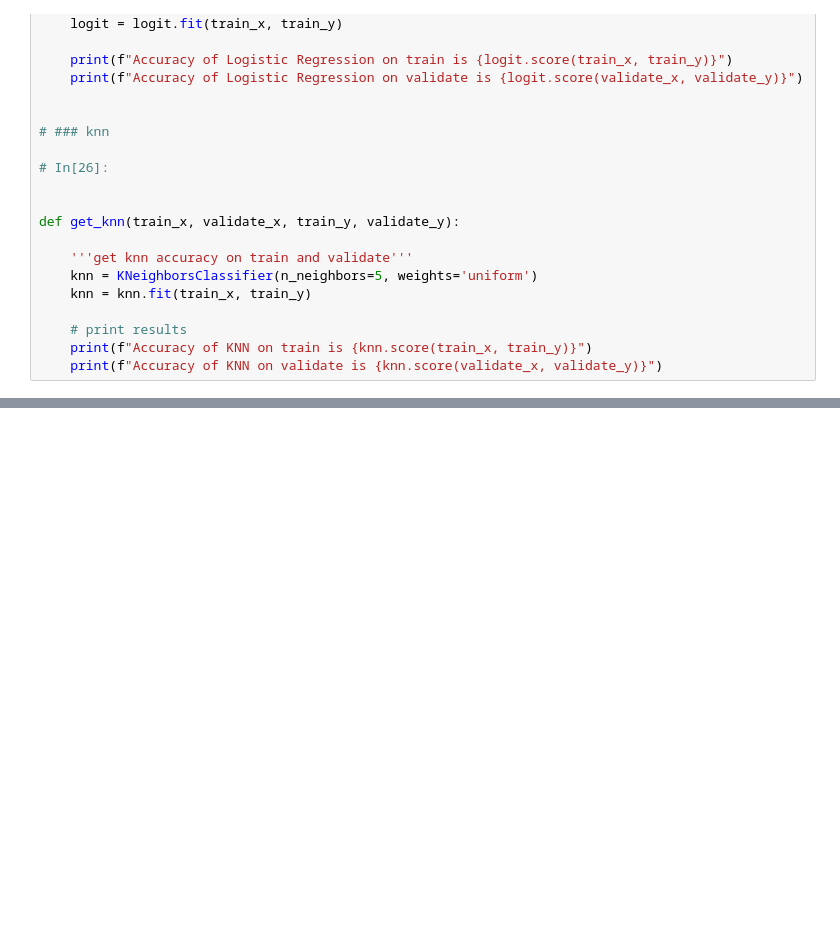
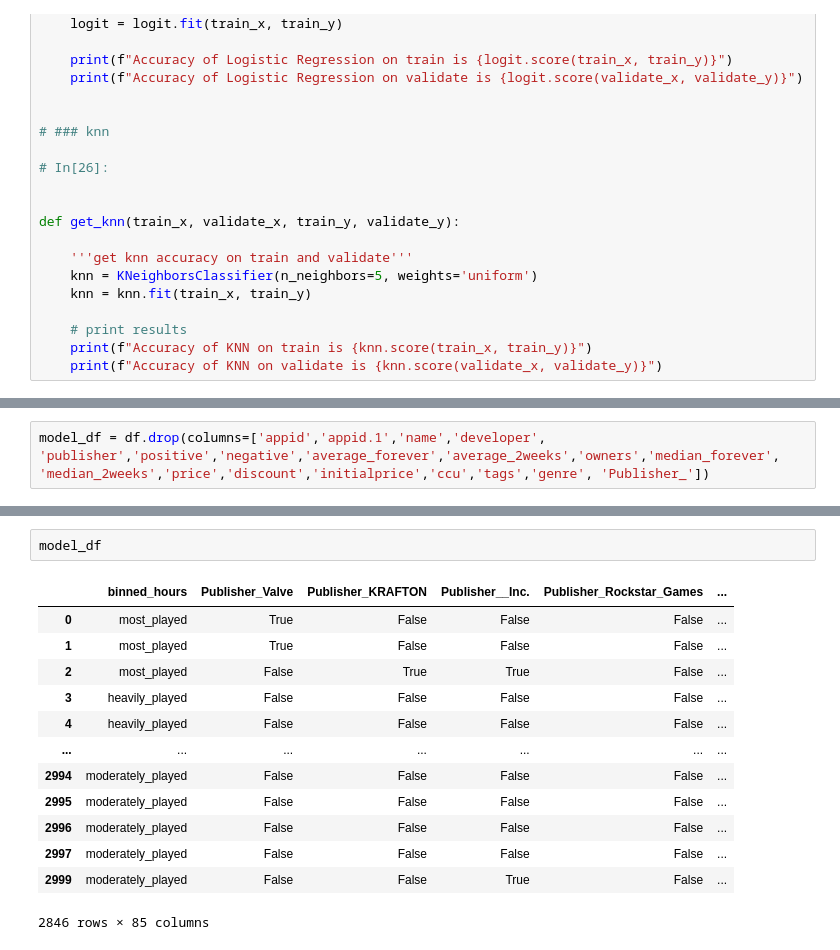
Before and after one commit to Estimating-steam-hours/Steam-Hours-Capstone, a Jupyter notebook: Michael/michael_clean&explore_notebook.ipynb, the cells around one changed output, grey strips where cells are left out. Drawn from its saved outputs; the diff is of its cells as text; blank space fills up the shorter version.

```diff
--- a/Michael/michael_clean&explore_notebook.ipynb
+++ b/Michael/michael_clean&explore_notebook.ipynb
@@ -186,0 +189,2 @@ def get_knn(train_x, validate_x, train_y, validate_y):
+# %%
+model_df = df.drop(columns=['appid','appid.1','name','developer', 'publisher','positive','negative','average_forever','average_2weeks','owners','median_forever', 'median_2weeks','price','discount','initialprice','ccu','tags','genre', 'Publisher_'])
@@ -186,0 +199,16 @@ def get_knn(train_x, validate_x, train_y, validate_y):
+# %%
+model_df
+# %% [output]
+|  | binned_hours | Publisher_Valve | Publisher_KRAFTON | Publisher__Inc. | Publisher_Rockstar_Games | ... |
+| 0 | most_played | True | False | False | False | ... |
+| 1 | most_played | True | False | False | False | ... |
+| 2 | most_played | False | True | True | False | ... |
+| 3 | heavily_played | False | False | False | False | ... |
+| 4 | heavily_played | False | False | False | False | ... |
+| ... | ... | ... | ... | ... | ... | ... |
+| 2994 | moderately_played | False | False | False | False | ... |
+| 2995 | moderately_played | False | False | False | False | ... |
+| 2996 | moderately_played | False | False | False | False | ... |
+| 2997 | moderately_played | False | False | False | False | ... |
+| 2999 | moderately_played | False | False | True | False | ... |
+2846 rows × 85 columns
```
Also changed, not shown: parts of 8 cells of this notebook, 2 other files.
